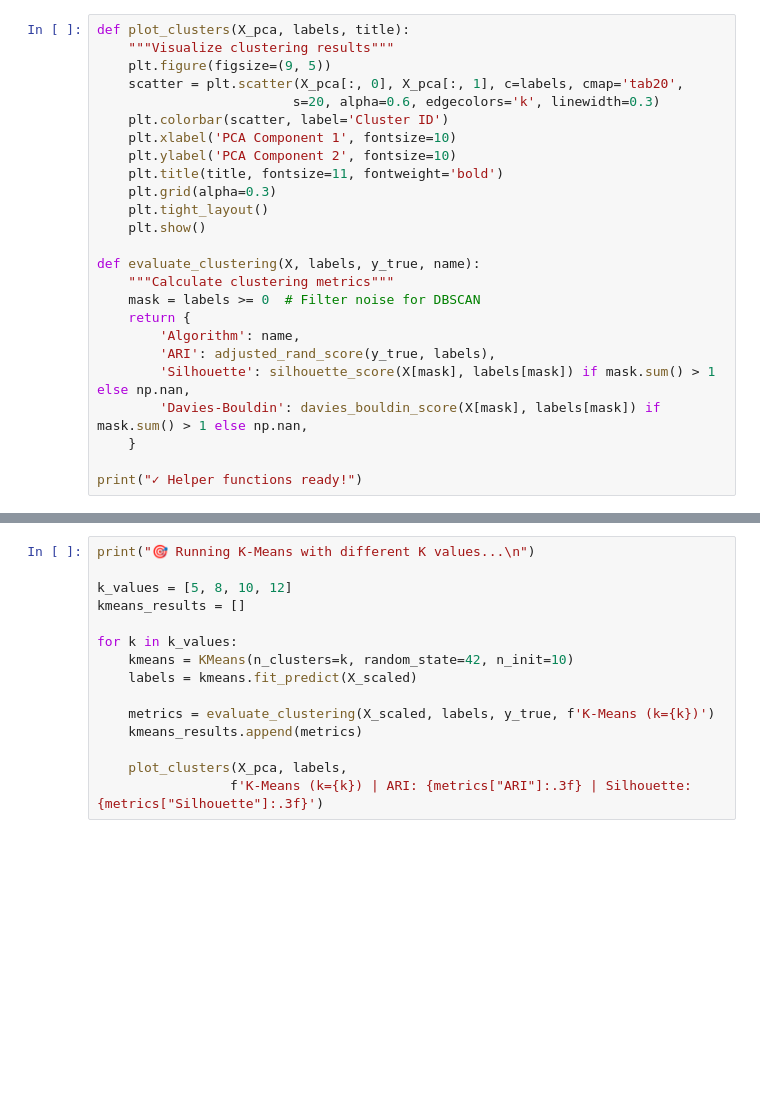
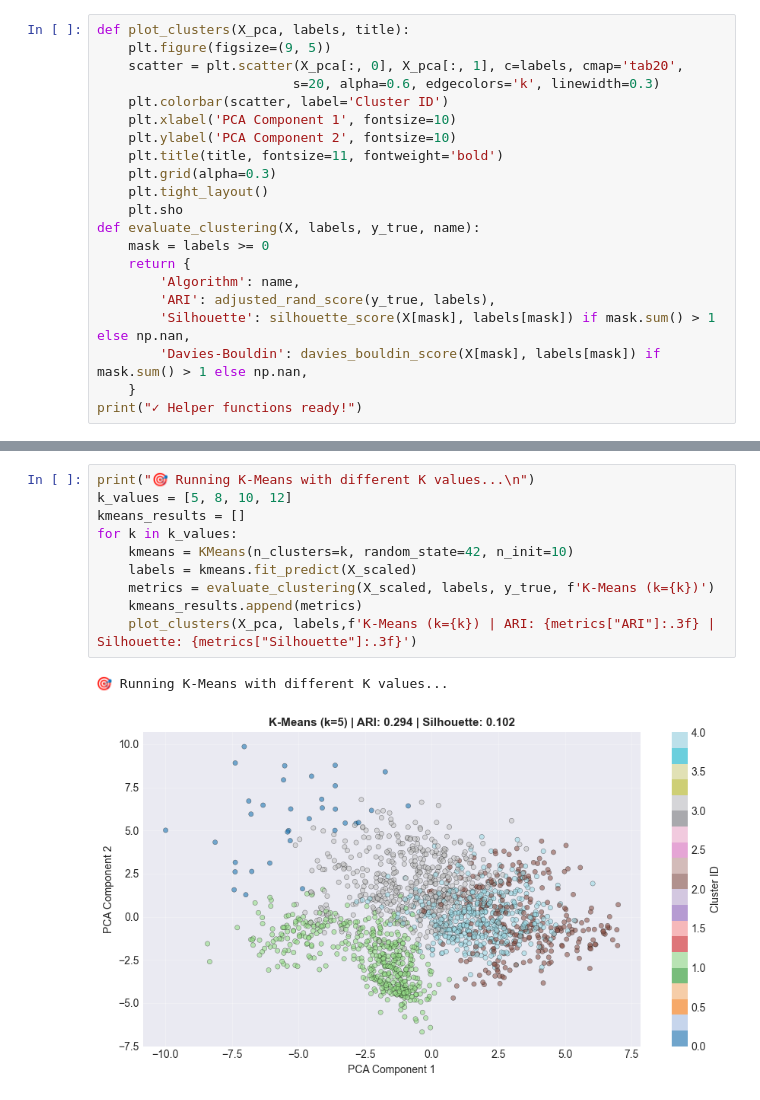
Before and after one commit to jaivanshchawla/ML-LAB-FUN, a Jupyter notebook: LAB 7/Kmeans.ipynb, the cells around one changed output, grey strips where cells are left out. Saved outputs shown, nothing was run; the diff lists cells and outputs as text; blank space fills up the shorter version.

```diff
--- a/LAB 7/Kmeans.ipynb
+++ b/LAB 7/Kmeans.ipynb
@@ -56,6 +46,5 @@ plt.show()
 # %%
 def plot_clusters(X_pca, labels, title):
-    """Visualize clustering results"""
     plt.figure(figsize=(9, 5))
     scatter = plt.scatter(X_pca[:, 0], X_pca[:, 1], c=labels, cmap='tab20',
                          s=20, alpha=0.6, edgecolors='k', linewidth=0.3)
@@ -65,16 +54,13 @@ def plot_clusters(X_pca, labels, title):
     plt.title(title, fontsize=11, fontweight='bold')
     plt.grid(alpha=0.3)
     plt.tight_layout()
-    plt.show()
-
+    plt.sho
 def evaluate_clustering(X, labels, y_true, name):
-    """Calculate clustering metrics"""
-    mask = labels >= 0  # Filter noise for DBSCAN
+    mask = labels >= 0
     return {
         'Algorithm': name,
         'ARI': adjusted_rand_score(y_true, labels),
         'Silhouette': silhouette_score(X[mask], labels[mask]) if mask.sum() > 1 else np.nan,
         'Davies-Bouldin': davies_bouldin_score(X[mask], labels[mask]) if mask.sum() > 1 else np.nan,
     }
-
 print("✓ Helper functions ready!")
@@ -116,15 +100,13 @@ print("💡 Optimal K: 8-10 clusters")
 # %%
 print("🎯 Running K-Means with different K values...\n")
-
 k_values = [5, 8, 10, 12]
 kmeans_results = []
-
 for k in k_values:
     kmeans = KMeans(n_clusters=k, random_state=42, n_init=10)
     labels = kmeans.fit_predict(X_scaled)
-
     metrics = evaluate_clustering(X_scaled, labels, y_true, f'K-Means (k={k})')
     kmeans_results.append(metrics)
-
-    plot_clusters(X_pca, labels,
-                 f'K-Means (k={k}) | ARI: {metrics["ARI"]:.3f} | Silhouette: {metrics["Silhouette"]:.3f}')
+    plot_clusters(X_pca, labels,f'K-Means (k={k}) | ARI: {metrics["ARI"]:.3f} | Silhouette: {metrics["Silhouette"]:.3f}')
+# %% [output]
+🎯 Running K-Means with different K values...
+[figure, added]
```
Also changed, not shown: parts of 10 cells of this notebook.
